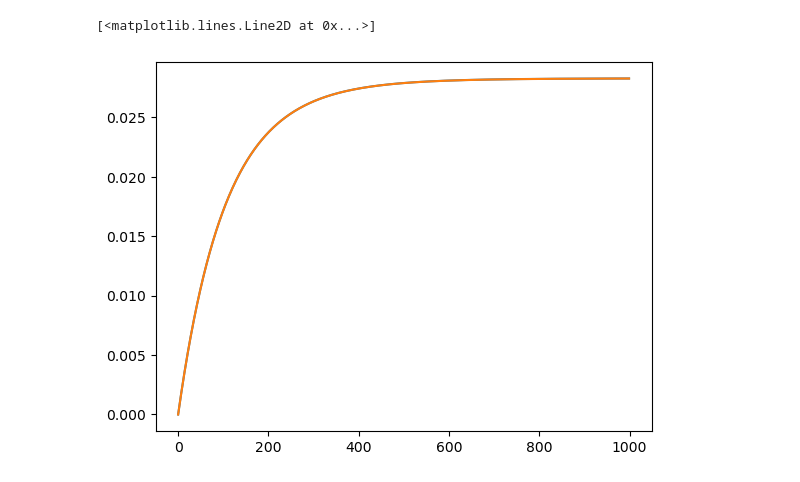
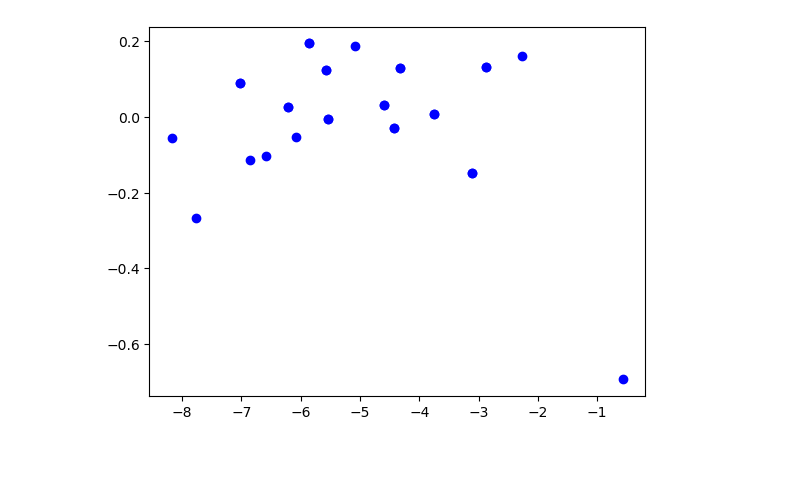
Before and after one commit to GeroyUsilov/duality_robustness, a Jupyter notebook: new_controller.ipynb, the cells around one changed output. Cells and saved outputs as stored; diff of their text form; code cells hidden in the pictures.

```diff
--- a/new_controller.ipynb
+++ b/new_controller.ipynb
@@ -308,6 +340,6 @@ plot_eigenvectors(v,nt_c,n_f)
-# %%
-plt.plot([n_f_dist(n_f,nt_c[:,i]) for i in range(len(nt_c[0,:]))])
-plt.plot([n_f_dist(n_f,nt[:,i]) for i in range(len(nt_c[0,:]))])
-# %% [output]
-[<matplotlib.lines.Line2D at 0x...>]
-[figure, removed]
+# %%
+for i in range(0,g):
+        v_plot = np.dot(v[:,i],best_s_hat)
+        plt.scatter(w[i],v_plot,color = 'b')
+# %% [output]
+[figure, added]
```
Also changed, not shown: parts of 58 cells of this notebook, 52 other files.
